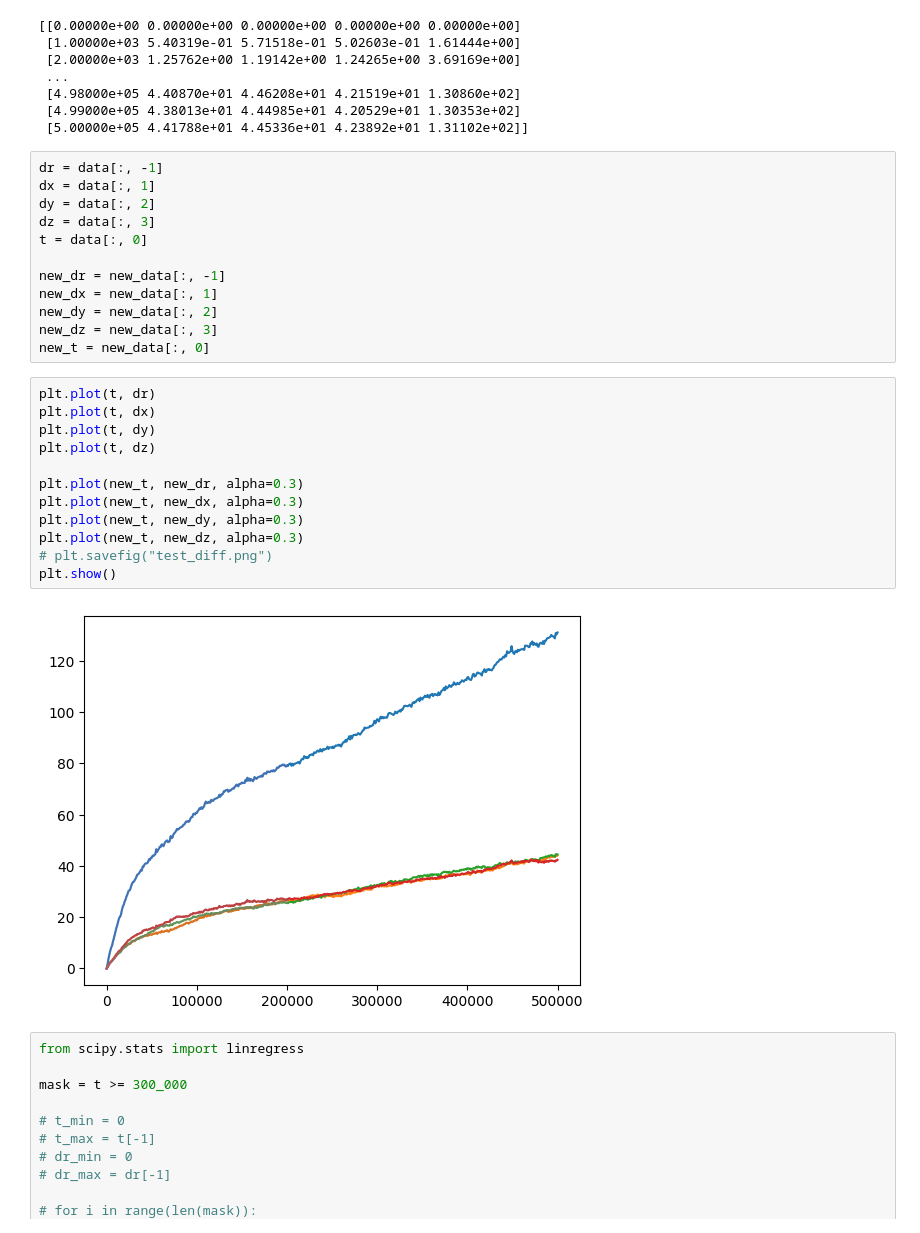
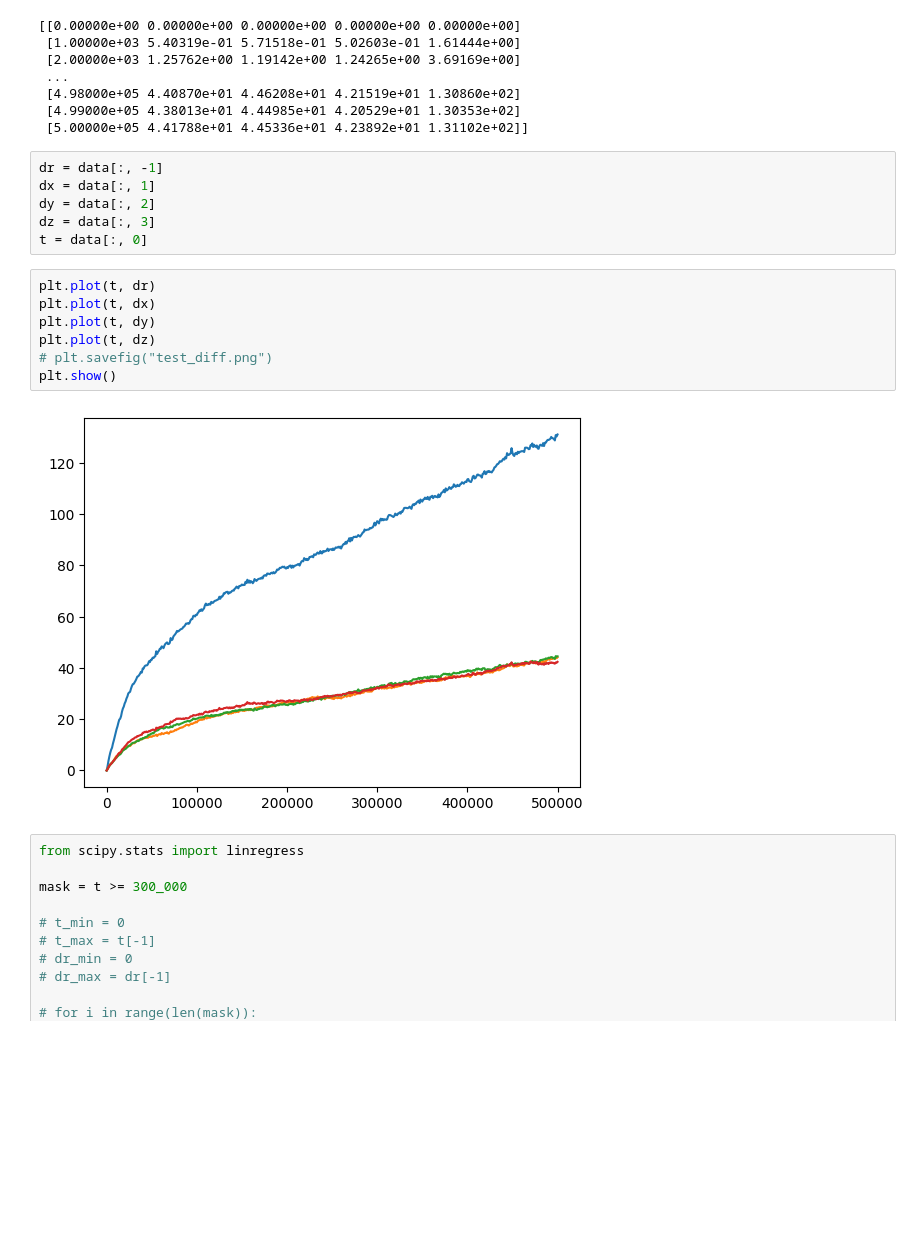
Before and after one commit to Elizabeth3344/MolecularDynamics, a Jupyter notebook: Tasks/TIP4P-Lammps/data_proc.ipynb, the cells around one changed output. Cells and saved outputs as stored; diff of their text form; blank space fills up the shorter version.

```diff
--- a/Tasks/TIP4P-Lammps/data_proc.ipynb
+++ b/Tasks/TIP4P-Lammps/data_proc.ipynb
@@ -22,26 +21,15 @@ dx = data[:, 1]
 dy = data[:, 2]
 dz = data[:, 3]
 t = data[:, 0]
-
-new_dr = new_data[:, -1]
-new_dx = new_data[:, 1]
-new_dy = new_data[:, 2]
-new_dz = new_data[:, 3]
-new_t = new_data[:, 0]
 # %%
 plt.plot(t, dr)
 plt.plot(t, dx)
 plt.plot(t, dy)
 plt.plot(t, dz)
-
-plt.plot(new_t, new_dr, alpha=0.3)
-plt.plot(new_t, new_dx, alpha=0.3)
-plt.plot(new_t, new_dy, alpha=0.3)
-plt.plot(new_t, new_dz, alpha=0.3)
 # plt.savefig("test_diff.png")
 plt.show()
 # %% [output]
-[figure, old version]
+[figure, new version]
 # %%
 from scipy.stats import linregress
 
```
Also changed, not shown: parts of 1 cell of this notebook, 1 other file.
